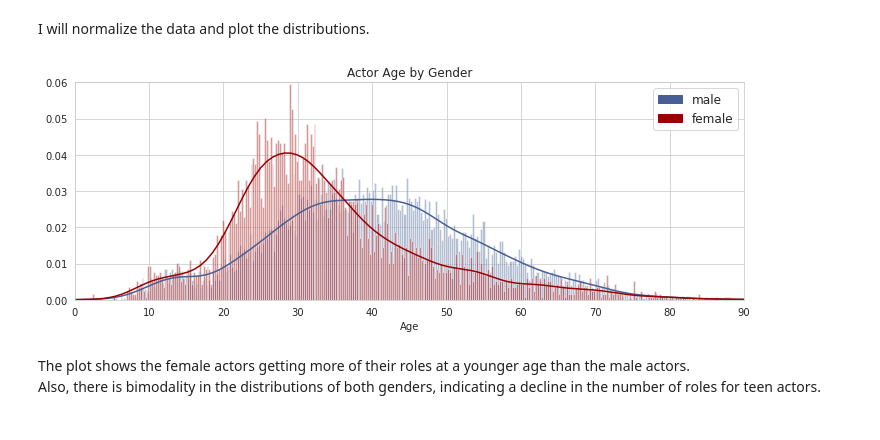
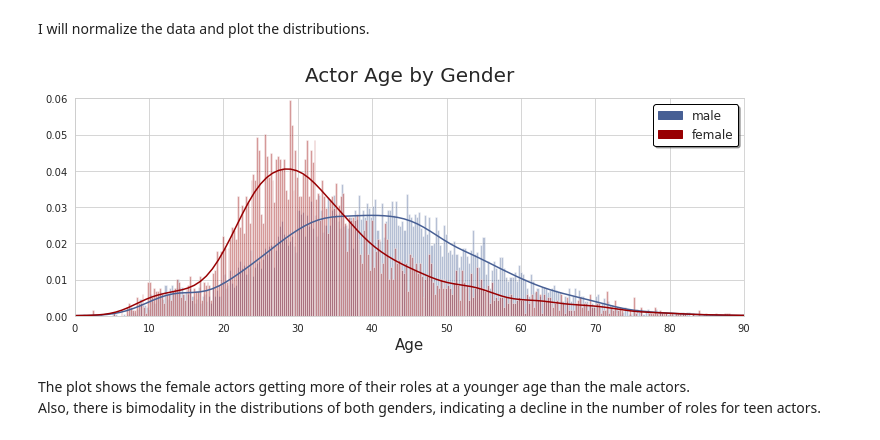
Before and after one commit to christianspybrook/movie_actor_tree_ensembles, a Jupyter notebook: statistical_analysis/capstone2_statistical_analysis.ipynb, the cells around one changed output. Cells and saved outputs as stored; diff of their text form; code cells hidden in the pictures.

Commit message:
Update capstone 2 statistical analysis nb

```diff
--- a/statistical_analysis/capstone2_statistical_analysis.ipynb
+++ b/statistical_analysis/capstone2_statistical_analysis.ipynb
@@ -24,10 +29,7 @@ This is your color palette...
 [figure]
 # %%
 # read in actor dataset
-df = pd.read_json('./data/capstone2_ds.json')
+df = pd.read_json('../data/capstone2_ds.json')
-# %%
-# assign better name to target
-df.rename(columns={'revenue': 'actor_value'}, inplace=True)
 # %%
 # observe a bit of the data
 df.head().transpose()
@@ -132,22 +152,23 @@ I will normalize the data and plot the distributions.
 # %%
 # plot age distributions of genders
 
 plt.xlim(0, 90)
 plt.ylim(0, 0.06)
 
 sns.distplot(male_age, norm_hist=True, bins=350, color=mp.colors(0))
 sns.distplot(female_age, norm_hist=True, bins=350, color=mp.colors(2))
 
-plt.xlabel('Age')
+plt.xlabel('Age', fontsize=15)
 
 # make color keys for legend
 blue_patch = mpatches.Patch(color=mp.colors(0), label='male')
 red_patch = mpatches.Patch(color=mp.colors(2), label='female')
 
-plt.legend(handles=[blue_patch, red_patch], fontsize='large')
-plt.title('Actor Age by Gender');
+plt.legend(handles=[blue_patch, red_patch], fontsize='large',
+           fancybox=True, shadow=True, edgecolor='k')
+plt.title('Actor Age by Gender', fontsize=20, y=1.05);
 # %% [output]
-[figure, old version]
+[figure, new version]
 # %% [markdown]
 The plot shows the female actors getting more of their roles at a younger age than the male actors.<br>
 Also, there is bimodality in the distributions of both genders, indicating a decline in the number of roles for teen actors.
```
Also changed, not shown: parts of 86 cells of this notebook.
